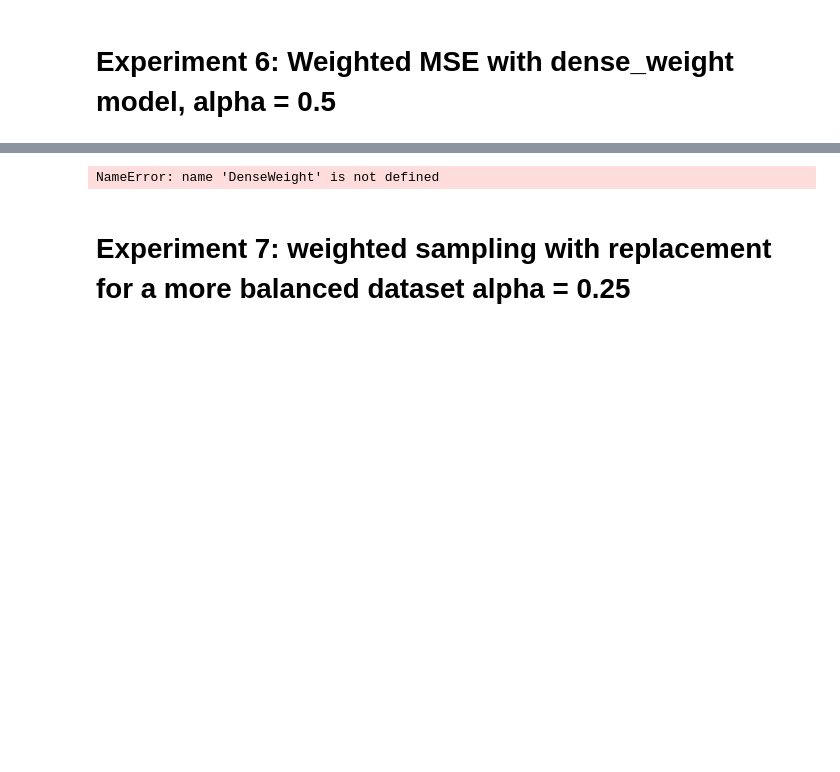
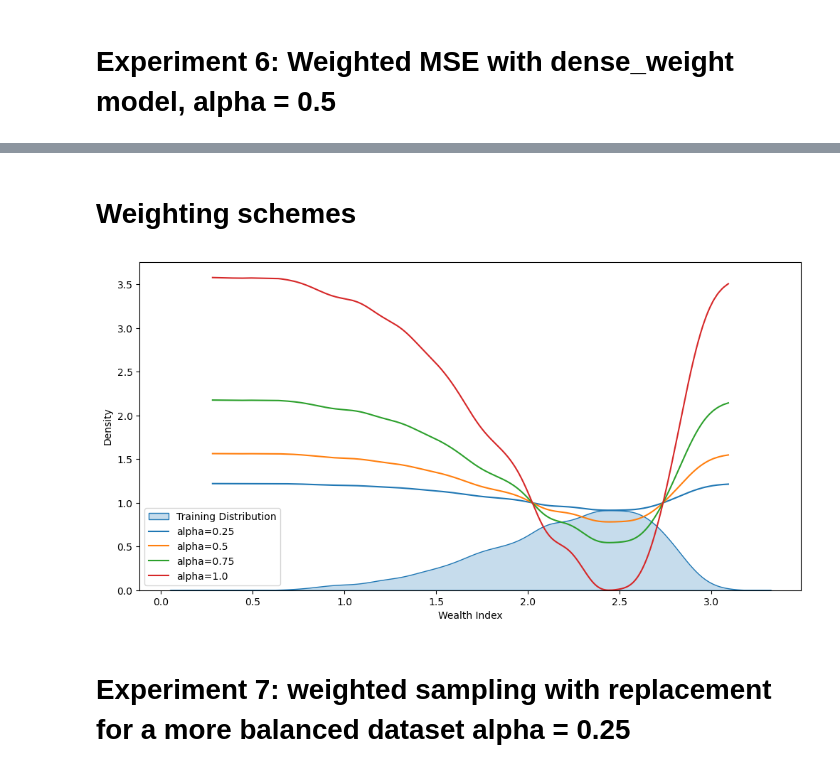
Before and after one commit to lhmtrinh/Remote-Sensing-Wealth-Index, a Jupyter notebook: main.ipynb, the cells around one changed output, grey strips where cells are left out. Drawn from its saved outputs; the diff is of its cells as text; code cells hidden in the pictures; blank space fills up the shorter version.

```diff
--- a/main.ipynb
+++ b/main.ipynb
@@ -255,0 +246,11 @@ array([1.21970738, 1.21970738, 1.21922341, ..., 1.21025612, 1.21314515,
+# %%
+ex = 'experiments/ex_10/'
+
+dense_weight_model = DenseWeight(0.75)
+dense_weight_model.fit(training_labels)
+loss =  WeightedMSELoss(dense_weight_model)
+model = load_resnet_model()
+optimizer = optim.Adam(model.parameters(), LR)
+scheduler = torch.optim.lr_scheduler.ExponentialLR(optimizer, gamma=GAMMA)
+
+train_model(model, loss, optimizer, scheduler, train_loader, val_loader, device, ex, epochs=EPOCH)
@@ -255,0 +277,11 @@ array([1.21970738, 1.21970738, 1.21922341, ..., 1.21025612, 1.21314515,
+# %%
+ex = 'experiments/ex_11/'
+
+dense_weight_model = DenseWeight(1)
+dense_weight_model.fit(training_labels)
+loss =  WeightedMSELoss(dense_weight_model)
+model = load_resnet_model()
+optimizer = optim.Adam(model.parameters(), LR)
+scheduler = torch.optim.lr_scheduler.ExponentialLR(optimizer, gamma=GAMMA)
+
+train_model(model, loss, optimizer, scheduler, train_loader, val_loader, device, ex, epochs=EPOCH)
@@ -256,28 +306,39 @@ array([1.21970738, 1.21970738, 1.21922341, ..., 1.21025612, 1.21314515,
+# %% [markdown]
+# Weighting schemes
 # %%
 dense_weight_model = DenseWeight(0.25)
 dense_weight_model.fit(training_labels)
 weights_025 = dense_weight_model.dense_weight(np.sort(training_labels))
 
 dense_weight_model = DenseWeight(0.5)
 dense_weight_model.fit(training_labels)
 weights_05 = dense_weight_model.dense_weight(np.sort(training_labels))
 
+dense_weight_model = DenseWeight(0.75)
+dense_weight_model.fit(training_labels)
+weights_075 = dense_weight_model.dense_weight(np.sort(training_labels))
+
+dense_weight_model = DenseWeight(1)
+dense_weight_model.fit(training_labels)
+weights_1 = dense_weight_model.dense_weight(np.sort(training_labels))
+
 plt.figure(figsize=(12, 6))
 
 # KDE plot of True Labels
 sns.kdeplot(training_labels, label='Training Distribution', fill=True)
 plt.plot(np.sort(training_labels), weights_025, label='alpha=0.25')
 plt.plot(np.sort(training_labels), weights_05, label='alpha=0.5')
+plt.plot(np.sort(training_labels), weights_075, label='alpha=0.75')
+plt.plot(np.sort(training_labels), weights_1, label='alpha=1.0')
 
 # Plot formatting
-plt.title('Weight of Training Samples')
 plt.xlabel('Wealth Index')
 plt.legend()
 
 # Show the plot
 plt.show()
 # %% [output]
-NameError: name 'DenseWeight' is not defined
+[figure, added]
 # %% [markdown]
 # Experiment 7: weighted sampling with replacement for a more balanced dataset alpha = 0.25
 # %%
```
Also changed, not shown: parts of 19 cells of this notebook, 4 other files.
